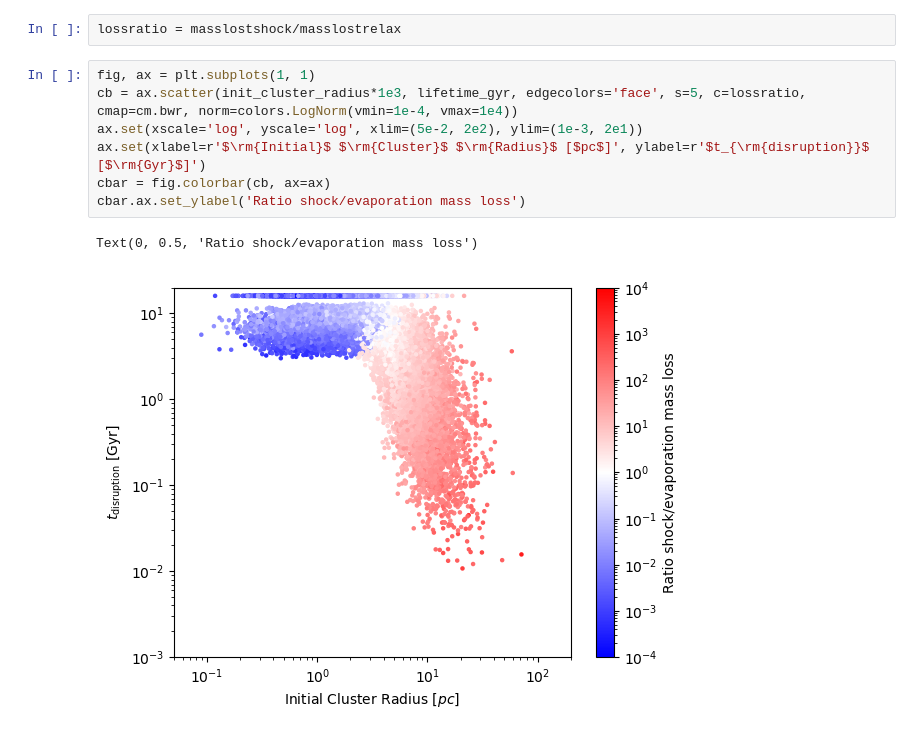
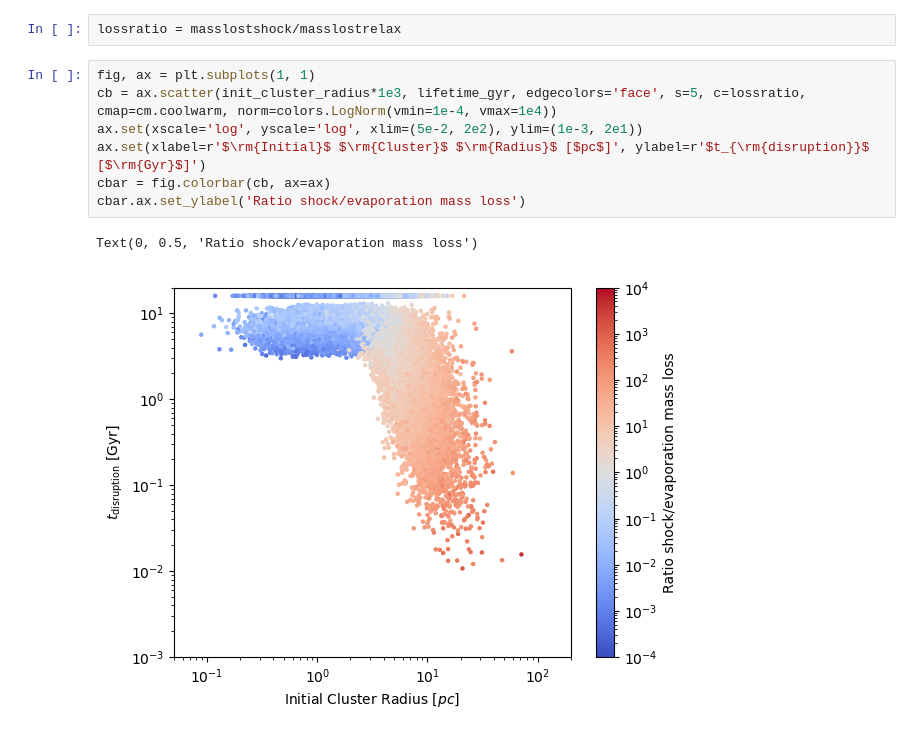
Before and after one commit to pablocoque/post_process_routines, a Jupyter notebook: half-mass-radius.ipynb, the cells around one changed output. Cells and saved outputs as stored; diff of their text form.

```diff
--- a/half-mass-radius.ipynb
+++ b/half-mass-radius.ipynb
@@ -113,11 +134,11 @@ Text(0, 0.5, 'Number')
 lossratio = masslostshock/masslostrelax
 # %%
 fig, ax = plt.subplots(1, 1)
-cb = ax.scatter(init_cluster_radius*1e3, lifetime_gyr, edgecolors='face', s=5, c=lossratio, cmap=cm.bwr, norm=colors.LogNorm(vmin=1e-4, vmax=1e4))
+cb = ax.scatter(init_cluster_radius*1e3, lifetime_gyr, edgecolors='face', s=5, c=lossratio, cmap=cm.coolwarm, norm=colors.LogNorm(vmin=1e-4, vmax=1e4))
 ax.set(xscale='log', yscale='log', xlim=(5e-2, 2e2), ylim=(1e-3, 2e1))
 ax.set(xlabel=r'$\rm{Initial}$ $\rm{Cluster}$ $\rm{Radius}$ [$pc$]', ylabel=r'$t_{\rm{disruption}}$ [$\rm{Gyr}$]')
 cbar = fig.colorbar(cb, ax=ax)
 cbar.ax.set_ylabel('Ratio shock/evaporation mass loss')
 # %% [output]
 Text(0, 0.5, 'Ratio shock/evaporation mass loss')
-[figure, old version]
+[figure, new version]
```
Also changed, not shown: parts of 7 cells of this notebook, 3 other files.
